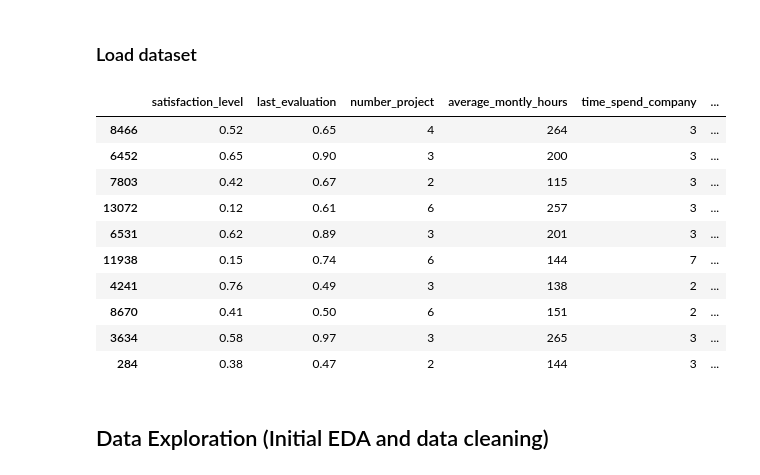
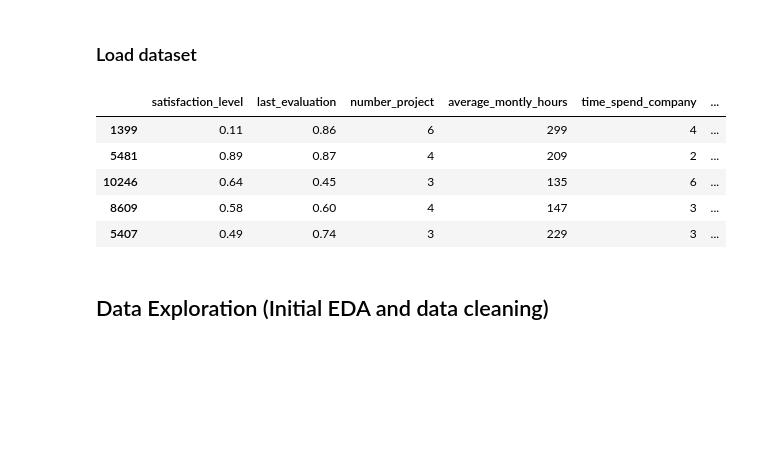
Before and after one commit to bhtkaushal/HR-Analytics-Employee-Attrition-Prediction, a Jupyter notebook: Salifort Motors project lab.ipynb, the cells around one changed output. Saved outputs shown, nothing was run; the diff lists cells and outputs as text; code cells hidden in the pictures; blank space fills up the shorter version.

```diff
--- a/Salifort Motors project lab.ipynb
+++ b/Salifort Motors project lab.ipynb
@@ -83,20 +83,17 @@ print(sklearn.__version__)
 ### Load dataset
 # %%
 # Load dataset into a dataframe
-df0 = pd.read_csv(r'D:\Practice\HR-Analytics-Employee-Attrition-Prediction\Datasets\HR_capstone_dataset.csv')
-df0.sample(10)
+df0 = pd.read_csv("Datasets/HR_capstone_dataset.csv")
+
+# Display first few rows of the dataframe
+df0.sample(5)
 # %% [output]
 |  | satisfaction_level | last_evaluation | number_project | average_montly_hours | time_spend_company | ... |
-| 8466 | 0.52 | 0.65 | 4 | 264 | 3 | ... |
-| 6452 | 0.65 | 0.90 | 3 | 200 | 3 | ... |
-| 7803 | 0.42 | 0.67 | 2 | 115 | 3 | ... |
-| 13072 | 0.12 | 0.61 | 6 | 257 | 3 | ... |
-| 6531 | 0.62 | 0.89 | 3 | 201 | 3 | ... |
-| 11938 | 0.15 | 0.74 | 6 | 144 | 7 | ... |
-| 4241 | 0.76 | 0.49 | 3 | 138 | 2 | ... |
-| 8670 | 0.41 | 0.50 | 6 | 151 | 2 | ... |
-| 3634 | 0.58 | 0.97 | 3 | 265 | 3 | ... |
-| 284 | 0.38 | 0.47 | 2 | 144 | 3 | ... |
+| 1399 | 0.11 | 0.86 | 6 | 299 | 4 | ... |
+| 5481 | 0.89 | 0.87 | 4 | 209 | 2 | ... |
+| 10246 | 0.64 | 0.45 | 3 | 135 | 6 | ... |
+| 8609 | 0.58 | 0.60 | 4 | 147 | 3 | ... |
+| 5407 | 0.49 | 0.74 | 3 | 229 | 3 | ... |
 # %% [markdown]
 ## Data Exploration (Initial EDA and data cleaning)
 # %% [markdown]
```
